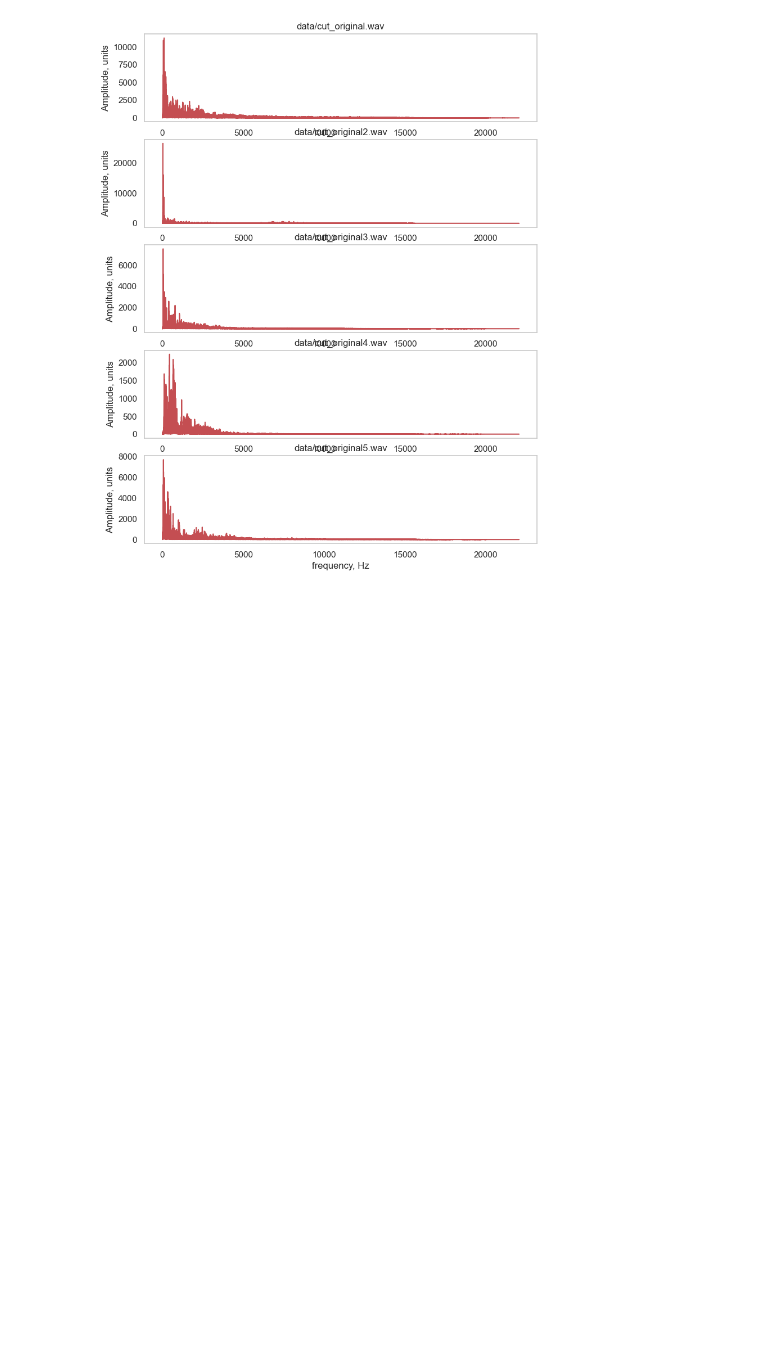
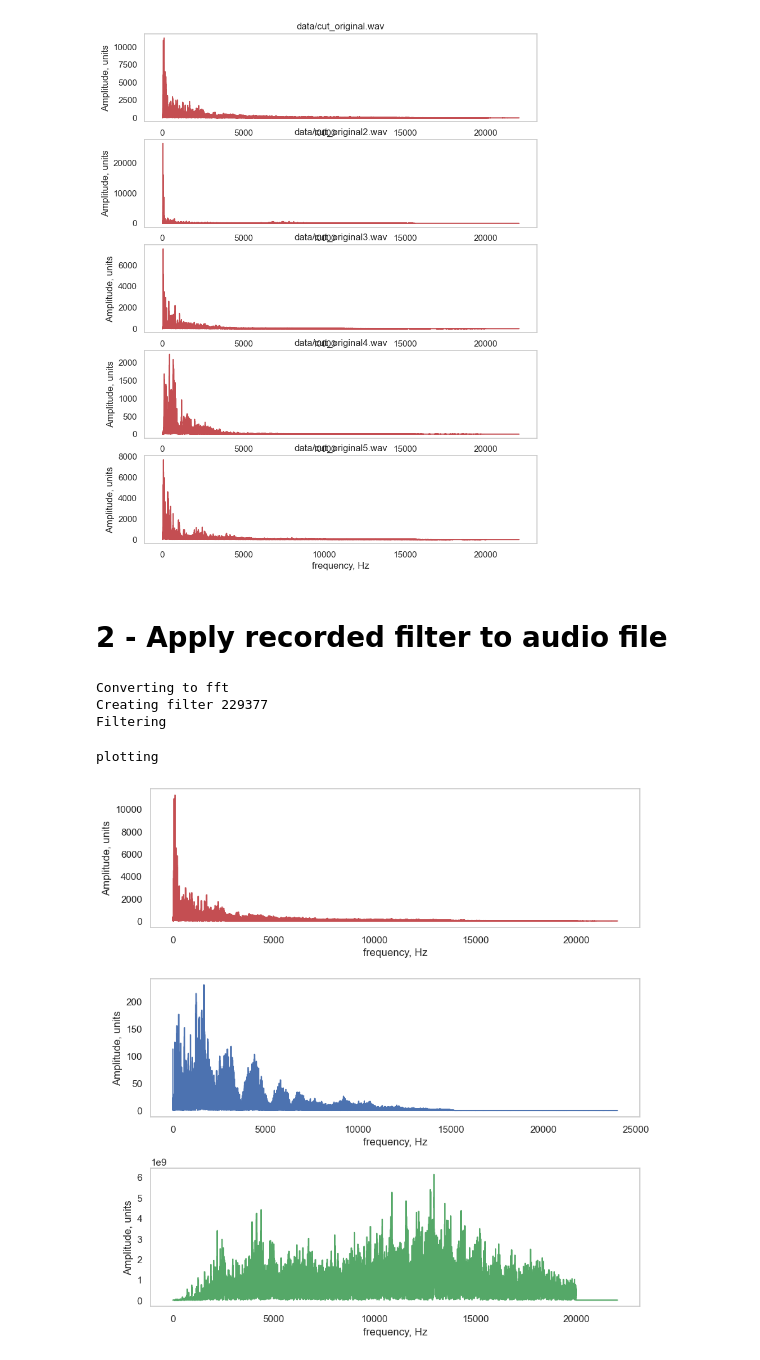
Before and after one commit to Hugand/music-classifier, a Jupyter notebook: music-classfier-frequency-domain-study.ipynb, the cells around one changed output. Cells and saved outputs as stored; diff of their text form; code cells hidden in the pictures; blank space fills up the shorter version.

```diff
--- a/music-classfier-frequency-domain-study.ipynb
+++ b/music-classfier-frequency-domain-study.ipynb
@@ -200,3 +205,5 @@ plotting
 plot_frequencies(['data/cut_original.wav', 'data/cut_original2.wav', 'data/cut_original3.wav', 'data/cut_original4.wav', 'data/cut_original5.wav'])
 # %% [output]
 [figure]
+# %% [markdown]
+# 2 - Apply recorded filter to audio file
@@ -203 +281,9 @@ plot_frequencies(['data/cut_original.wav', 'data/cut_original2.wav', 'data/cut_o
+# %%
+filter_audio('data/cut_original.wav', 'data/sample_1.wav', 'data/noiseful_sample1_1.wav')
+# %% [output]
+Converting to fft
+Creating filter 229377
+Filtering
+plotting
+[figure, added]
 # %%
```
Also changed, not shown: parts of 4 cells of this notebook, 11 other files.
